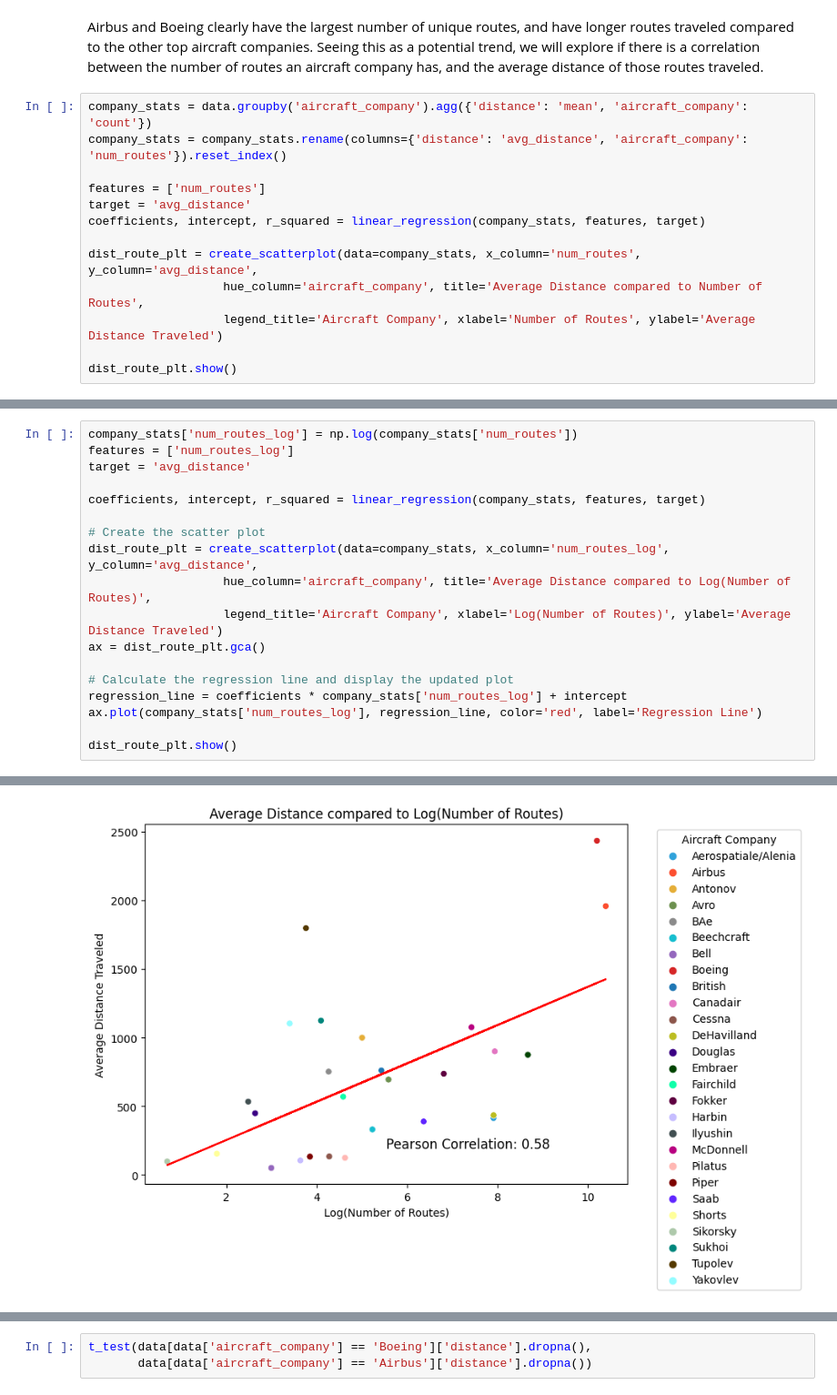
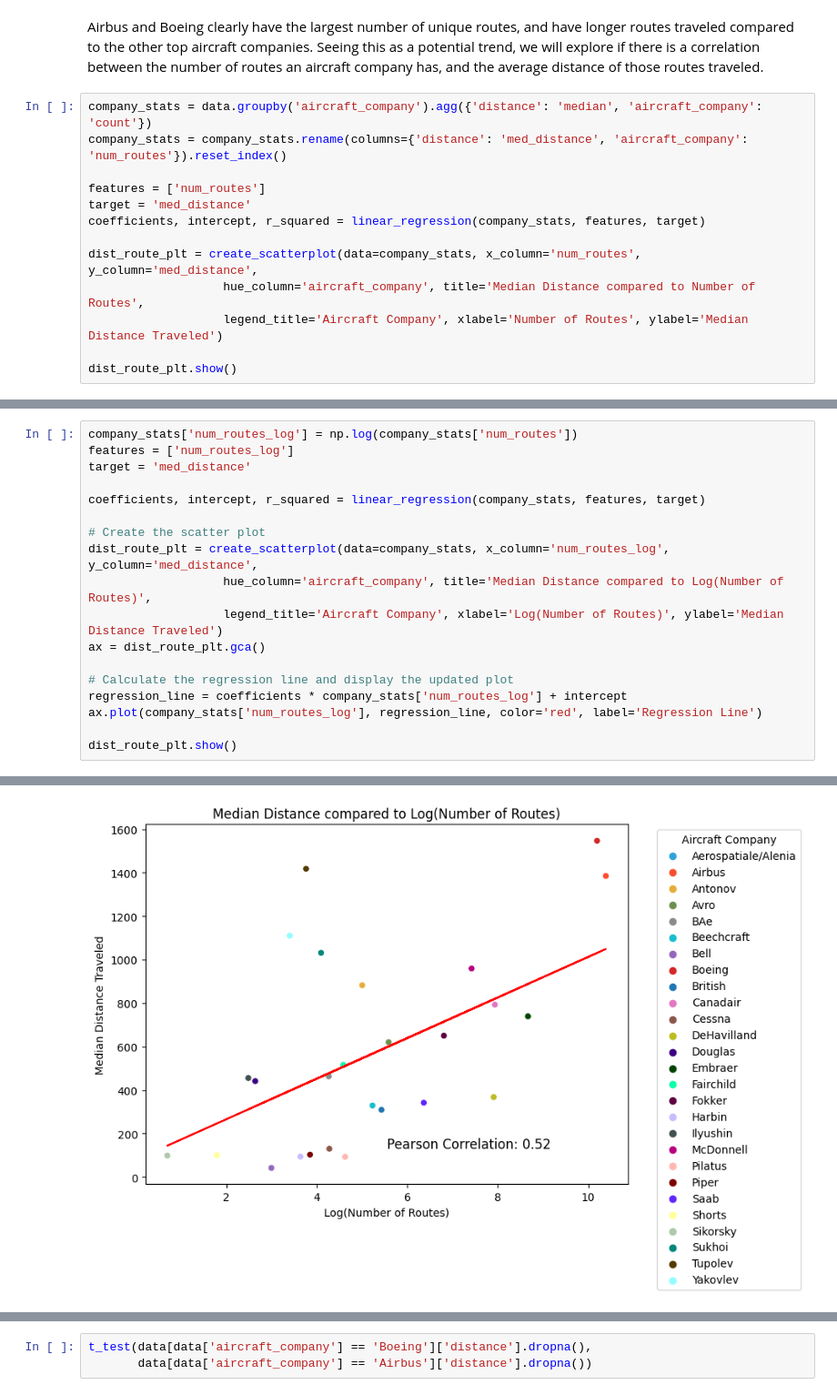
Before and after one commit to sakinanazarali/MADS_Milestone1, a Jupyter notebook: analysis.ipynb, the cells around one changed output, grey strips where cells are left out. Shown at 91% size. Drawn from its saved outputs; the diff is of its cells as text.

```diff
--- a/analysis.ipynb
+++ b/analysis.ipynb
@@ -329,16 +329,16 @@ plt.show()
 # %% [markdown]
 Airbus and Boeing clearly have the largest number of unique routes, and have longer routes traveled compared to the other top aircraft companies. Seeing this as a potential trend, we will explore if there is a correlation between the number of routes an aircraft company has, and the average distance of those routes traveled.
 # %%
-company_stats = data.groupby('aircraft_company').agg({'distance': 'mean', 'aircraft_company': 'count'})
-company_stats = company_stats.rename(columns={'distance': 'avg_distance', 'aircraft_company': 'num_routes'}).reset_index()
+company_stats = data.groupby('aircraft_company').agg({'distance': 'median', 'aircraft_company': 'count'})
+company_stats = company_stats.rename(columns={'distance': 'med_distance', 'aircraft_company': 'num_routes'}).reset_index()
 
 features = ['num_routes']
-target = 'avg_distance'
+target = 'med_distance'
 coefficients, intercept, r_squared = linear_regression(company_stats, features, target)
 
-dist_route_plt = create_scatterplot(data=company_stats, x_column='num_routes', y_column='avg_distance',
-                   hue_column='aircraft_company', title='Average Distance compared to Number of Routes',
-                   legend_title='Aircraft Company', xlabel='Number of Routes', ylabel='Average Distance Traveled')
+dist_route_plt = create_scatterplot(data=company_stats, x_column='num_routes', y_column='med_distance',
+                   hue_column='aircraft_company', title='Median Distance compared to Number of Routes',
+                   legend_title='Aircraft Company', xlabel='Number of Routes', ylabel='Median Distance Traveled')
 
 dist_route_plt.show()
 # %% [output]
@@ -353,14 +353,14 @@ Just by visual inspection, it seems like there is a possible logistic correlatio
 # %%
 company_stats['num_routes_log'] = np.log(company_stats['num_routes'])
 features = ['num_routes_log']
-target = 'avg_distance'
+target = 'med_distance'
 
 coefficients, intercept, r_squared = linear_regression(company_stats, features, target)
 
 # Create the scatter plot
-dist_route_plt = create_scatterplot(data=company_stats, x_column='num_routes_log', y_column='avg_distance',
-                   hue_column='aircraft_company', title='Average Distance compared to Log(Number of Routes)',
-                   legend_title='Aircraft Company', xlabel='Log(Number of Routes)', ylabel='Average Distance Traveled')
+dist_route_plt = create_scatterplot(data=company_stats, x_column='num_routes_log', y_column='med_distance',
+                   hue_column='aircraft_company', title='Median Distance compared to Log(Number of Routes)',
+                   legend_title='Aircraft Company', xlabel='Log(Number of Routes)', ylabel='Median Distance Traveled')
 ax = dist_route_plt.gca()
 
 # Calculate the regression line and display the updated plot
@@ -375 +375 @@ R-Squared 0.3319531546296284
-[figure, old version]
+[figure, new version]
```
Also changed, not shown: parts of 8 cells of this notebook.
